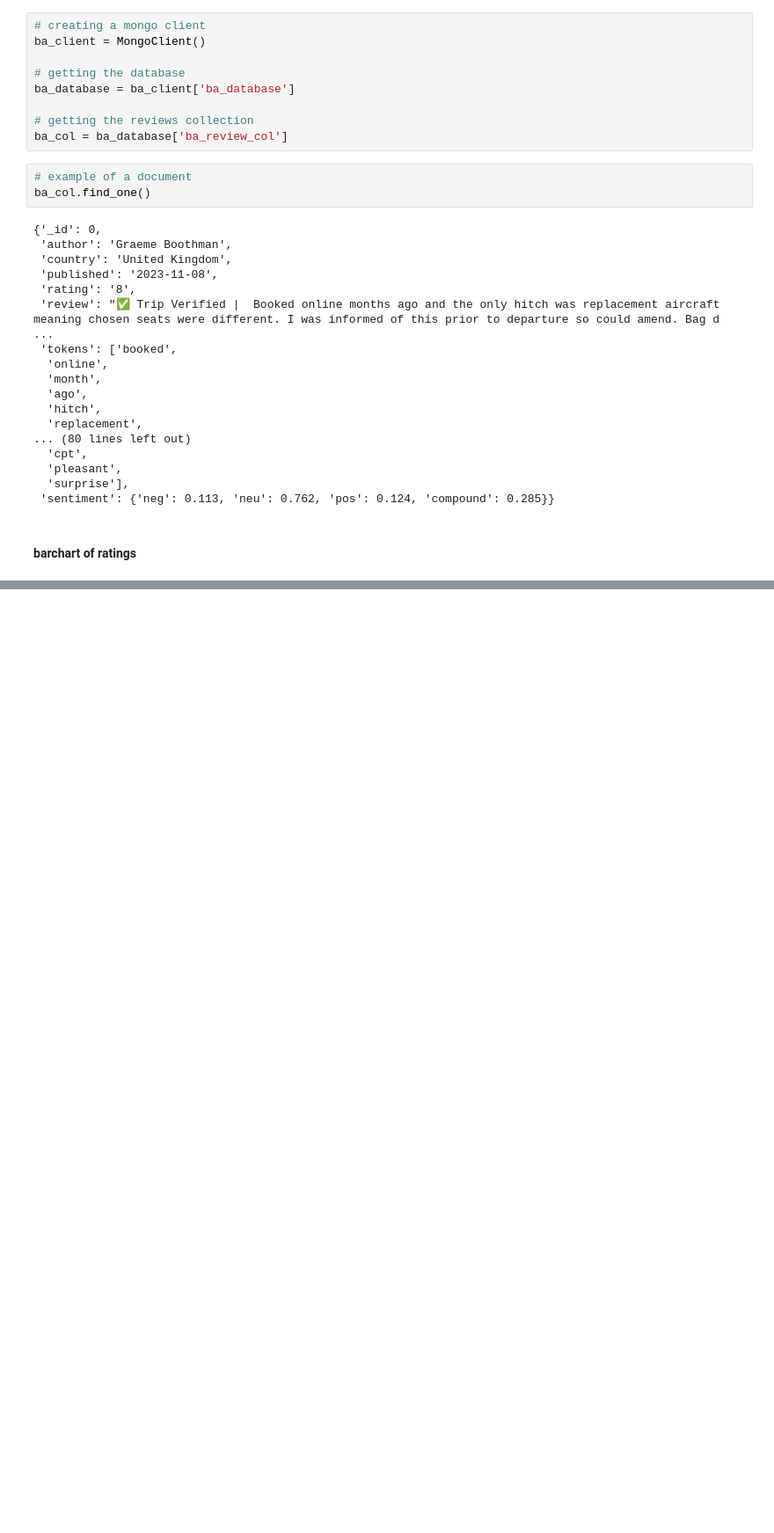
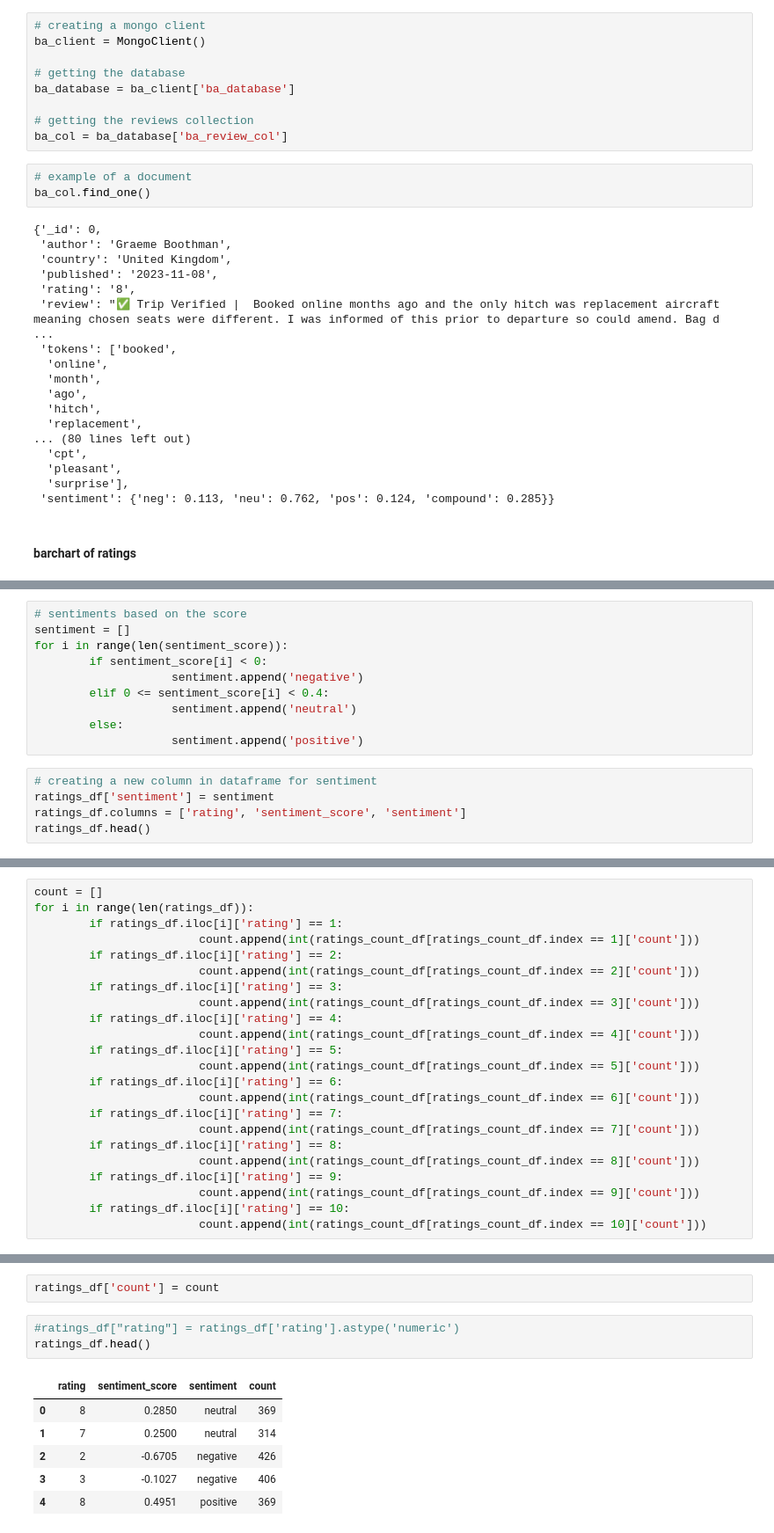
Before and after one commit to nitish-sadhu/ba_review_analysis, a Jupyter notebook: visualisation.ipynb, the cells around one changed output, grey strips where cells are left out. Shown at 88% size. Drawn from its saved outputs; the diff is of its cells as text; blank space fills up the shorter version.

```diff
--- a/visualisation.ipynb
+++ b/visualisation.ipynb
@@ -67,0 +126,15 @@ ValueError: Could not interpret input 'rating'
+# %%
+# sentiments based on the score
+sentiment = []
+for i in range(len(sentiment_score)):
+        if sentiment_score[i] < 0:
+                    sentiment.append('negative')
+        elif 0 <= sentiment_score[i] < 0.4:
+                    sentiment.append('neutral')
+        else:
+                    sentiment.append('positive')
+# %%
+# creating a new column in dataframe for sentiment
+ratings_df['sentiment'] = sentiment
+ratings_df.columns = ['rating', 'sentiment_score', 'sentiment']
+ratings_df.head()
@@ -67,0 +148,23 @@ ValueError: Could not interpret input 'rating'
+# %%
+count = []
+for i in range(len(ratings_df)):
+        if ratings_df.iloc[i]['rating'] == 1:
+                        count.append(int(ratings_count_df[ratings_count_df.index == 1]['count']))
+        if ratings_df.iloc[i]['rating'] == 2:
+                        count.append(int(ratings_count_df[ratings_count_df.index == 2]['count']))
+        if ratings_df.iloc[i]['rating'] == 3:
+                        count.append(int(ratings_count_df[ratings_count_df.index == 3]['count']))
+        if ratings_df.iloc[i]['rating'] == 4:
+                        count.append(int(ratings_count_df[ratings_count_df.index == 4]['count']))
+        if ratings_df.iloc[i]['rating'] == 5:
+                        count.append(int(ratings_count_df[ratings_count_df.index == 5]['count']))
+        if ratings_df.iloc[i]['rating'] == 6:
+                        count.append(int(ratings_count_df[ratings_count_df.index == 6]['count']))
+        if ratings_df.iloc[i]['rating'] == 7:
+                        count.append(int(ratings_count_df[ratings_count_df.index == 7]['count']))
+        if ratings_df.iloc[i]['rating'] == 8:
+                        count.append(int(ratings_count_df[ratings_count_df.index == 8]['count']))
+        if ratings_df.iloc[i]['rating'] == 9:
+                        count.append(int(ratings_count_df[ratings_count_df.index == 9]['count']))
+        if ratings_df.iloc[i]['rating'] == 10:
+                        count.append(int(ratings_count_df[ratings_count_df.index == 10]['count']))
@@ -67,0 +189,12 @@ ValueError: Could not interpret input 'rating'
+# %%
+ratings_df['count'] = count
+# %%
+#ratings_df["rating"] = ratings_df['rating'].astype('numeric')
+ratings_df.head()
+# %% [output]
+|  | rating | sentiment_score | sentiment | count |
+| 0 | 8 | 0.2850 | neutral | 369 |
+| 1 | 7 | 0.2500 | neutral | 314 |
+| 2 | 2 | -0.6705 | negative | 426 |
+| 3 | 3 | -0.1027 | negative | 406 |
+| 4 | 8 | 0.4951 | positive | 369 |
```
Also changed, not shown: parts of 14 cells of this notebook.
